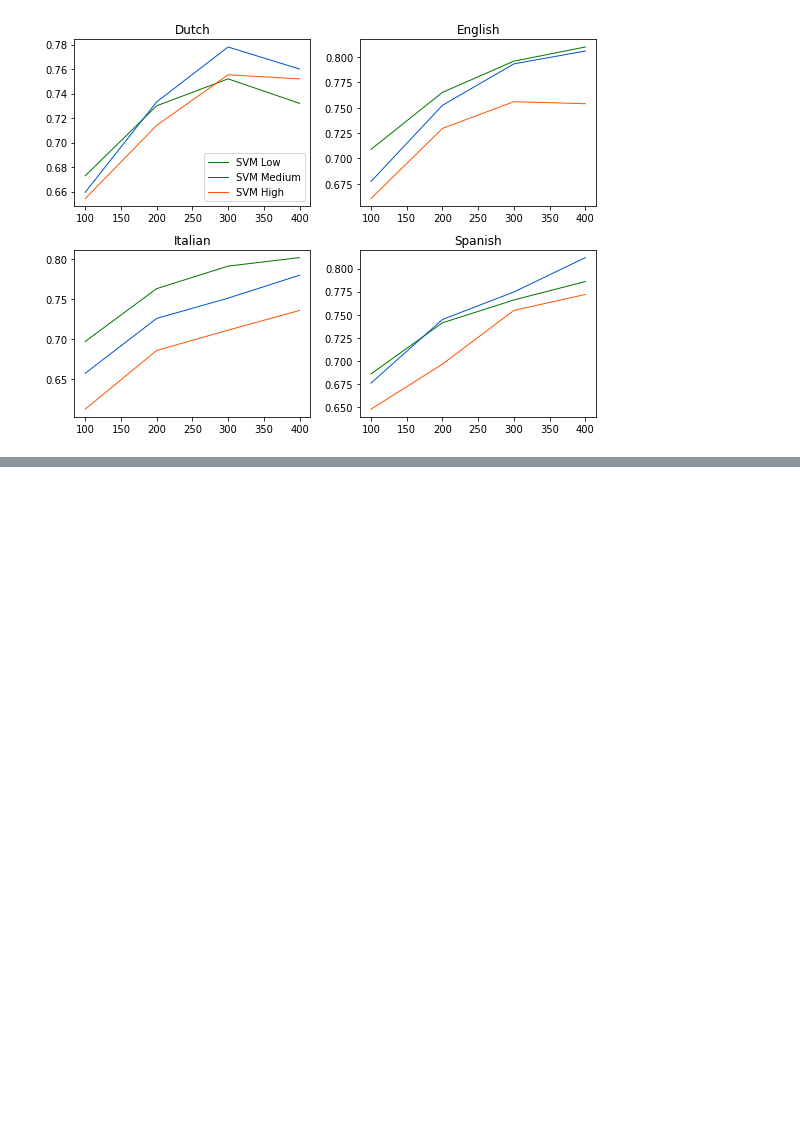
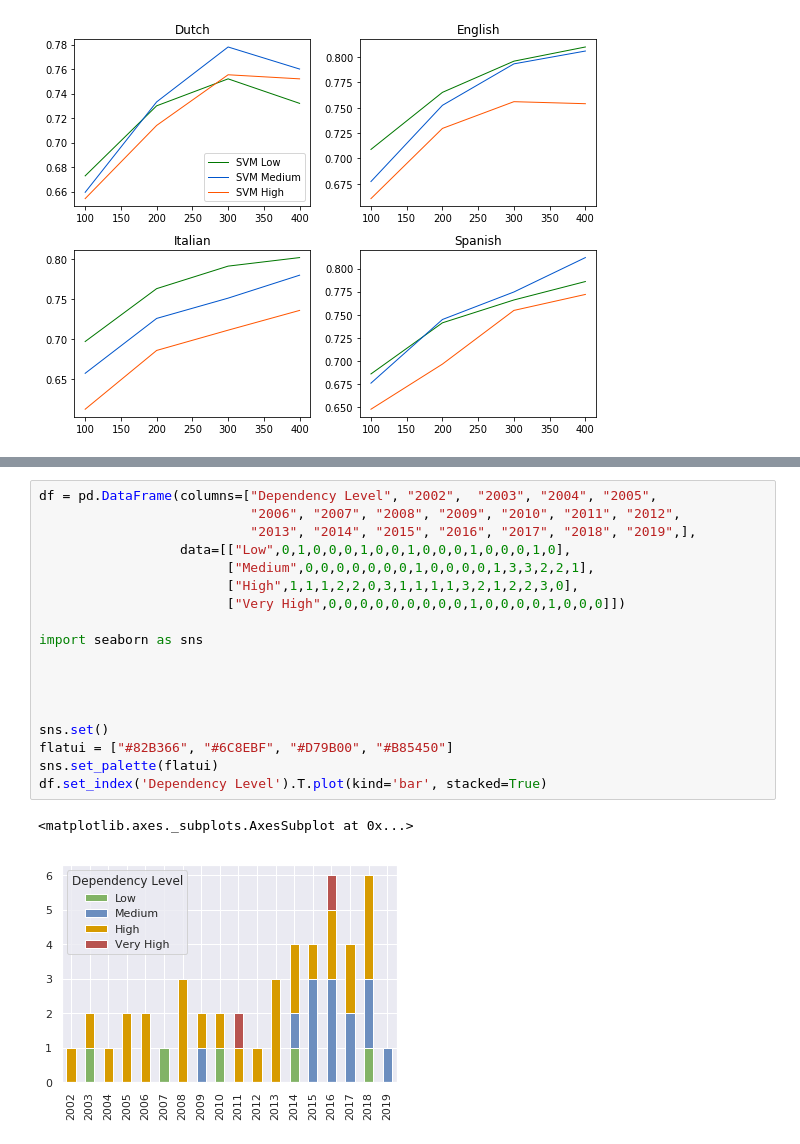
Before and after one commit to eduardogc8/simple-qc, a Jupyter notebook: plots.ipynb, the cells around one changed output, grey strips where cells are left out. Drawn from its saved outputs; the diff is of its cells as text; blank space fills up the shorter version.

```diff
--- a/plots.ipynb
+++ b/plots.ipynb
@@ -878,0 +1022,21 @@ plt.savefig('plt_disequa_svm.eps', dpi=100, format='eps')
+# %%
+df = pd.DataFrame(columns=["Dependency Level", "2002",  "2003", "2004", "2005",
+                           "2006", "2007", "2008", "2009", "2010", "2011", "2012",
+                           "2013", "2014", "2015", "2016", "2017", "2018", "2019",],
+                  data=[["Low",0,1,0,0,0,1,0,0,1,0,0,0,1,0,0,0,1,0],
+                        ["Medium",0,0,0,0,0,0,0,1,0,0,0,0,1,3,3,2,2,1],
+                        ["High",1,1,1,2,2,0,3,1,1,1,1,3,2,1,2,2,3,0],
+                        ["Very High",0,0,0,0,0,0,0,0,0,1,0,0,0,0,1,0,0,0]])
+
+import seaborn as sns
+
+
+
+
+sns.set()
+flatui = ["#82B366", "#6C8EBF", "#D79B00", "#B85450"]
+sns.set_palette(flatui)
+df.set_index('Dependency Level').T.plot(kind='bar', stacked=True)
+# %% [output]
+<matplotlib.axes._subplots.AxesSubplot at 0x...>
+[figure, added]
```
Also changed, not shown: parts of 14 cells of this notebook, 20 other files.
